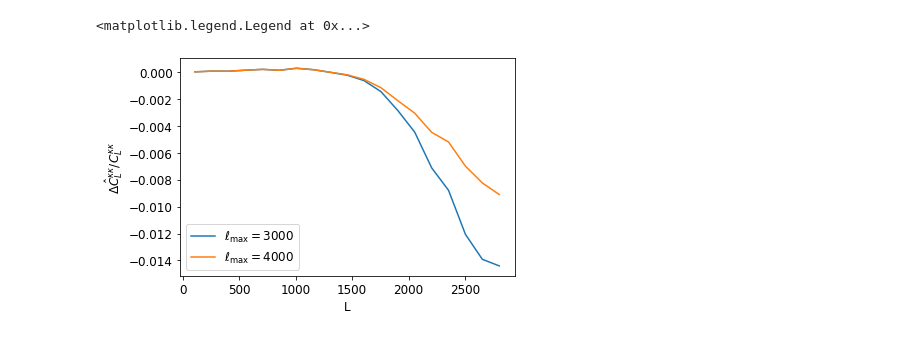
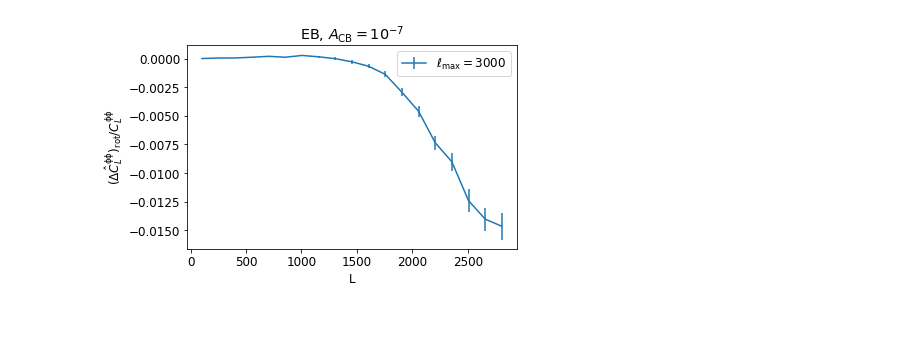
Before and after one commit to HongboCai/lens_rot_bias, a Jupyter notebook: notebooks/check_new.ipynb, the cells around one changed output. Drawn from its saved outputs; the diff is of its cells as text; code cells hidden in the pictures.

```diff
--- a/notebooks/check_new.ipynb
+++ b/notebooks/check_new.ipynb
@@ -24,14 +24,19 @@ mpl.rcParams['font.size']=12
 # %%
 ellmaxs = [3000, 4000]
 ellmaxs = [3000]
+rdn0_set = [0,1,2,3]
 for ellmax in ellmaxs:
     ells = np.arange(0, ellmax+1)
     clpp = np.loadtxt('../inputPs/cosmo2017_10K_acc3_lenspotentialCls.dat', usecols=5, unpack=True)
     clpp = np.concatenate(([0,0],clpp))
     clkk = 2*pi/4*clpp[ells]
 
-    reckap_cls = np.array([pd.read_csv(cl) for cl in [f'../output/recon_ps/reckap_cl_CMBLensed_fullsky_alm_{i:03d}_30_{ellmax}.csv' \
-                                                      for i in range(0,10)]])
+    reckap_cls = []
+    for rdn0 in rdn0_set:
+        reckap_clss = np.array([pd.read_csv(cl) for cl in [f'../output/recon_ps_CMB_S3/reckap_cl_CMBLensed_fullsky_alm_{i:03d}_{rdn0}_30_{ellmax}.csv' \
+                                                          for i in range(0,10)]])
+        reckap_cls.append(np.mean(reckap_clss, axis=0))
+
     reckap_cl = np.mean(reckap_cls, axis=0)
 
     # reckap_rot_cls = np.array([pd.read_csv(cl) for cl in [f'../output/recon_ps/reckap_cl_CMBLensedRot_fullsky_alm_{i:03d}_30_{ellmax}.csv' for i in range(0,10)]])
@@ -53,31 +158,46 @@ plt.legend()
 # %%
-ellmaxs = [3000, 4000]
+ellmaxs = [3000]
+experiments = ['CMB_S4']
 for ellmax in ellmaxs:
     ells = np.arange(0, ellmax+1)
     clpp = np.loadtxt('../inputPs/cosmo2017_10K_acc3_lenspotentialCls.dat', usecols=5, unpack=True)
     clpp = np.concatenate(([0,0],clpp))
     clkk = 2*pi/4*clpp[ells]
 
-    reckap_cls = np.array([pd.read_csv(cl) for cl in [f'../output/recon_ps/reckap_cl_CMBLensed_fullsky_alm_{i:03d}_30_{ellmax}.csv' for i in range(0,10)]])
-    reckap_cl = np.mean(reckap_cls, axis=0)
+    for experiment in experiments:
 
-    reckap_rot_cls = np.array([pd.read_csv(cl) for cl in [f'../output/recon_ps/reckap_cl_CMBLensedRot_fullsky_alm_{i:03d}_30_{ellmax}.csv' for i in range(0,10)]])
-    reckap_rot_cl = np.mean(reckap_rot_cls, axis=0)
+        reckap_cls = []
+        reckap_rot_cls = []
+        for rdn0 in rdn0_set:
+            reckap_clss = np.array([pd.read_csv(cl) for cl in [f'../output/recon_ps_{experiment}/reckap_cl_CMBLensed_fullsky_alm_{i:03d}_{rdn0}_30_{ellmax}.csv' \
+                                                              for i in range(0,9)]])
+            reckap_cls.append(np.mean(reckap_clss, axis=0))
 
-    bias = ((reckap_rot_cls[:,:Lmax+1,0] - reckap_cls[:,:Lmax+1,0]) - (reckap_rot_cls[:,:Lmax+1,2] - reckap_cls[:,:Lmax+1,2]))/clkk[:Lmax+1]
-    bias_mean = np.mean(bias, axis=0)
-    bias_err = np.std(bias, axis=0)
+            reckap_rot_clss = np.array([pd.read_csv(cl) for cl in [f'../output/recon_ps_{experiment}/reckap_cl_CMBLensedRot_fullsky_alm_{i:03d}_{rdn0}_30_{ellmax}.csv' \
+                                                              for i in range(0,9)]])
+            reckap_rot_cls.append(np.mean(reckap_rot_clss, axis=0))
 
-    bin_edge = np.arange(30, Lmax, 150)
-    binner = bin1D(Ls, bin_edge)
 
-    L_bin, bias_mean_bin = binner.bin(bias_mean)
-    L_bin, bias_err_bin = binner.bin(bias_err)
-    plt.plot(L_bin, bias_mean_bin, label=r'$\ell_{\mathrm{max}}=%s$'%ellmax)
+        reckap_cls = np.array(reckap_cls)
+        reckap_rot_cls = np.array(reckap_rot_cls)
+        bias = ((reckap_rot_cls[:,:Lmax+1,0] - reckap_cls[:,:Lmax+1,0]) - (reckap_rot_cls[:,:Lmax+1,2] - reckap_cls[:,:Lmax+1,2]))/clkk[:Lmax+1]
+        bias_mean = np.mean(bias, axis=0)
+        bias_err = np.std(bias, axis=0)
+
+        bin_edge = np.arange(30, Lmax, 150)
+        binner = bin1D(Ls, bin_edge)
+
+        L_bin, bias_mean_bin = binner.bin(bias_mean)
+        L_bin, bias_err_bin = binner.bin(bias_err)
+        plt.errorbar(L_bin, bias_mean_bin, yerr=bias_err_bin, label=r'$\ell_{\mathrm{max}}=%s$'%ellmax)
+        # plt.plot(L_bin, bias_mean_bin, label='CMB S4, ' + r'$\ell_{\mathrm{max}}=%s$'%ellmax)
 
 plt.xlabel('L')
-plt.ylabel('$\Delta \hat{C}^{\kappa \kappa}_{L}/C^{\kappa \kappa}_{L}$')
+plt.ylabel('$(\Delta \hat{{C}}^{\mathrm{\phi \phi}}_{L})_{\mathrm{rot}}/C^{\mathrm{\phi \phi}}_{L}$')
+plt.title('EB, '+r'$A_{\mathrm{CB}}=10^{-7}$')
 plt.legend()
+plt.tight_layout()
+plt.savefig('bias_10E-7.png')
+plt.savefig('bias_10E-7.pdf')
 # %% [output]
-<matplotlib.legend.Legend at 0x...>
-[figure, old version]
+[figure, new version]
```
Also changed, not shown: parts of 10 cells of this notebook, 49 other files.
